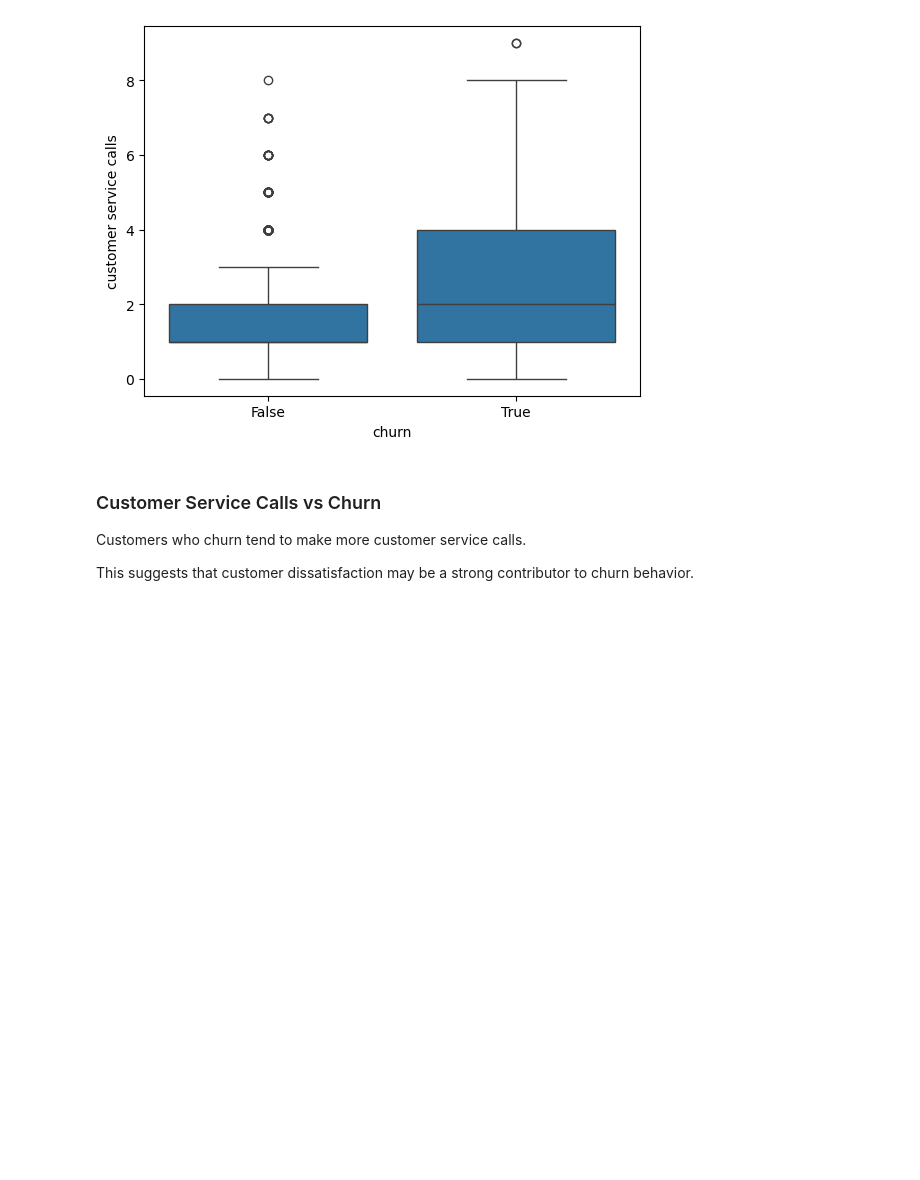
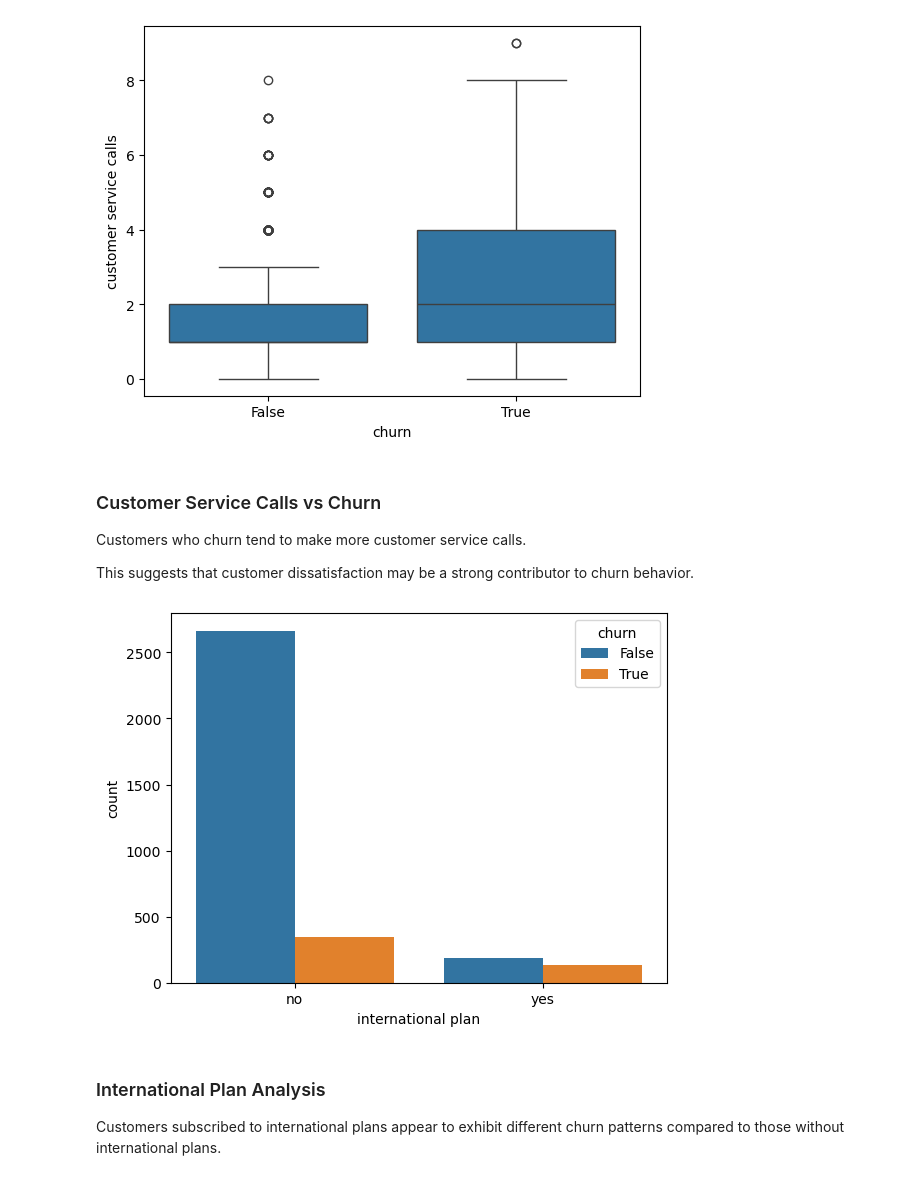
Before and after one commit to Ains123/Customer-churn, a Jupyter notebook: Notebooks/04_exploratory_data_analysis.ipynb, the cells around one changed output. Saved outputs shown, nothing was run; the diff lists cells and outputs as text; code cells hidden in the pictures; blank space fills up the shorter version.

Commit message:
feature: add international plan analysis chart

```diff
--- a/Notebooks/04_exploratory_data_analysis.ipynb
+++ b/Notebooks/04_exploratory_data_analysis.ipynb
@@ -54,3 +54,17 @@ plt.show()
 Customers who churn tend to make more customer service calls.
 
 This suggests that customer dissatisfaction may be a strong contributor to churn behavior.
+# %%
+sns.countplot(
+    x='international plan',
+    hue='churn',
+    data=df
+)
+
+plt.show()
+# %% [output]
+[figure, added]
+# %% [markdown]
+### International Plan Analysis
+
+Customers subscribed to international plans appear to exhibit different churn patterns compared to those without international plans.
```
